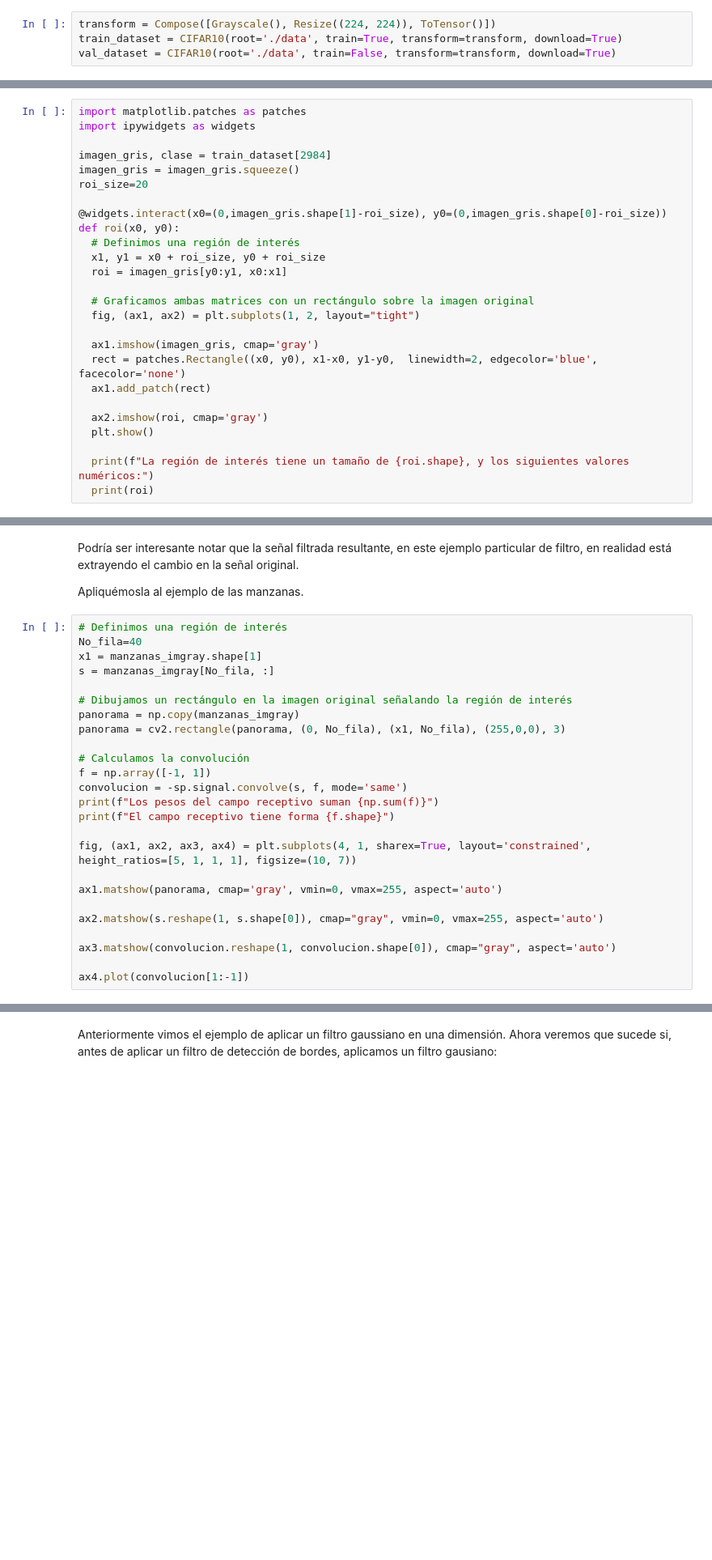
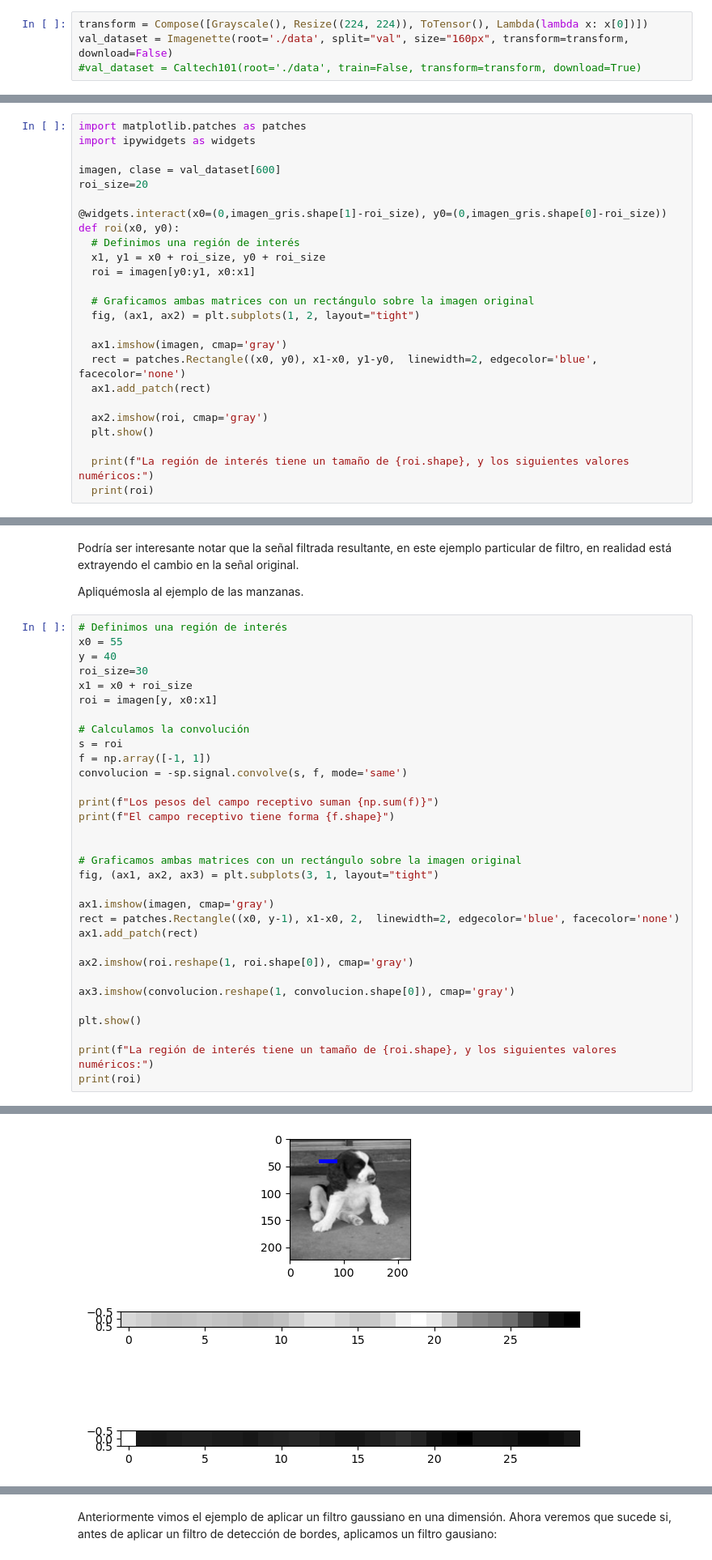
Before and after one commit to MaestriaCienciasCognitivas/ncc, a Jupyter notebook: book/notebooks/S7_Cuaderno6.ipynb, the cells around one changed output, grey strips where cells are left out. Shown at 81% size. Cells and saved outputs as stored; diff of their text form; blank space fills up the shorter version.

```diff
--- a/book/notebooks/S7_Cuaderno6.ipynb
+++ b/book/notebooks/S7_Cuaderno6.ipynb
@@ -23,4 +77,4 @@ from torchvision.transforms import Compose, Resize, ToTensor, Grayscale
 # %%
-transform = Compose([Grayscale(), Resize((224, 224)), ToTensor()])
-train_dataset = CIFAR10(root='./data', train=True, transform=transform, download=True)
-val_dataset = CIFAR10(root='./data', train=False, transform=transform, download=True)
+transform = Compose([Grayscale(), Resize((224, 224)), ToTensor(), Lambda(lambda x: x[0])])
+val_dataset = Imagenette(root='./data', split="val", size="160px", transform=transform, download=False)
+#val_dataset = Caltech101(root='./data', train=False, transform=transform, download=True)
@@ -40,20 +91,19 @@ interactive(children=(IntSlider(value=4999, description='idx', max=9999), Output
 import matplotlib.patches as patches
 import ipywidgets as widgets
 
-imagen_gris, clase = train_dataset[2984]
-imagen_gris = imagen_gris.squeeze()
+imagen, clase = val_dataset[600]
 roi_size=20
 
 @widgets.interact(x0=(0,imagen_gris.shape[1]-roi_size), y0=(0,imagen_gris.shape[0]-roi_size))
 def roi(x0, y0):
   # Definimos una región de interés
   x1, y1 = x0 + roi_size, y0 + roi_size
-  roi = imagen_gris[y0:y1, x0:x1]
+  roi = imagen[y0:y1, x0:x1]
 
   # Graficamos ambas matrices con un rectángulo sobre la imagen original
   fig, (ax1, ax2) = plt.subplots(1, 2, layout="tight")
 
-  ax1.imshow(imagen_gris, cmap='gray')
+  ax1.imshow(imagen, cmap='gray')
   rect = patches.Rectangle((x0, y0), x1-x0, y1-y0,  linewidth=2, edgecolor='blue', facecolor='none')
   ax1.add_patch(rect)
 
@@ -187,26 +231,34 @@ Podría ser interesante notar que la señal filtrada resultante, en este ejemplo
 Apliquémosla al ejemplo de las manzanas.
 # %%
 # Definimos una región de interés
-No_fila=40
-x1 = manzanas_imgray.shape[1]
-s = manzanas_imgray[No_fila, :]
-
-# Dibujamos un rectángulo en la imagen original señalando la región de interés
-panorama = np.copy(manzanas_imgray)
-panorama = cv2.rectangle(panorama, (0, No_fila), (x1, No_fila), (255,0,0), 3)
+x0 = 55
+y = 40
+roi_size=30
+x1 = x0 + roi_size
+roi = imagen[y, x0:x1]
 
 # Calculamos la convolución
+s = roi
 f = np.array([-1, 1])
 convolucion = -sp.signal.convolve(s, f, mode='same')
+
 print(f"Los pesos del campo receptivo suman {np.sum(f)}")
 print(f"El campo receptivo tiene forma {f.shape}")
 
-fig, (ax1, ax2, ax3, ax4) = plt.subplots(4, 1, sharex=True, layout='constrained', height_ratios=[5, 1, 1, 1], figsize=(10, 7))
 
-ax1.matshow(panorama, cmap='gray', vmin=0, vmax=255, aspect='auto')
+# Graficamos ambas matrices con un rectángulo sobre la imagen original
+fig, (ax1, ax2, ax3) = plt.subplots(3, 1, layout="tight")
 
-ax2.matshow(s.reshape(1, s.shape[0]), cmap="gray", vmin=0, vmax=255, aspect='auto')
+ax1.imshow(imagen, cmap='gray')
+rect = patches.Rectangle((x0, y-1), x1-x0, 2,  linewidth=2, edgecolor='blue', facecolor='none')
+ax1.add_patch(rect)
 
-ax3.matshow(convolucion.reshape(1, convolucion.shape[0]), cmap="gray", aspect='auto')
+ax2.imshow(roi.reshape(1, roi.shape[0]), cmap='gray')
 
-ax4.plot(convolucion[1:-1])
+ax3.imshow(convolucion.reshape(1, convolucion.shape[0]), cmap='gray')
+
+plt.show()
+
+print(f"La región de interés tiene un tamaño de {roi.shape}, y los siguientes valores numéricos:")
+print(roi)
+# %% [output]
@@ -212,0 +267 @@ ax4.plot(convolucion[1:-1])
+[figure, added]
```
Also changed, not shown: parts of 19 cells of this notebook.
